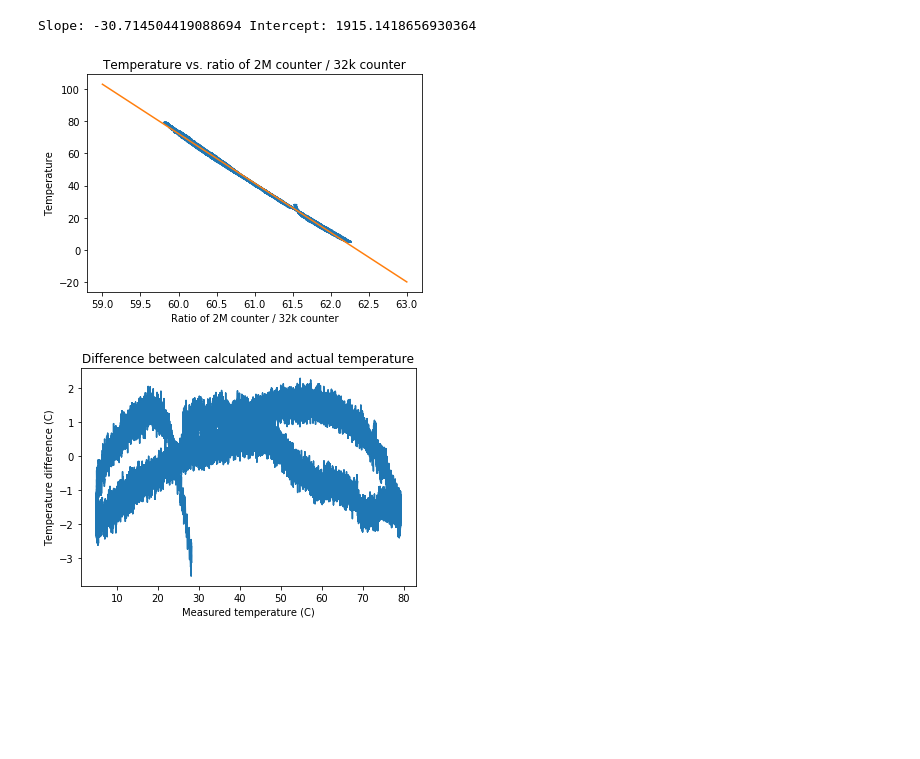
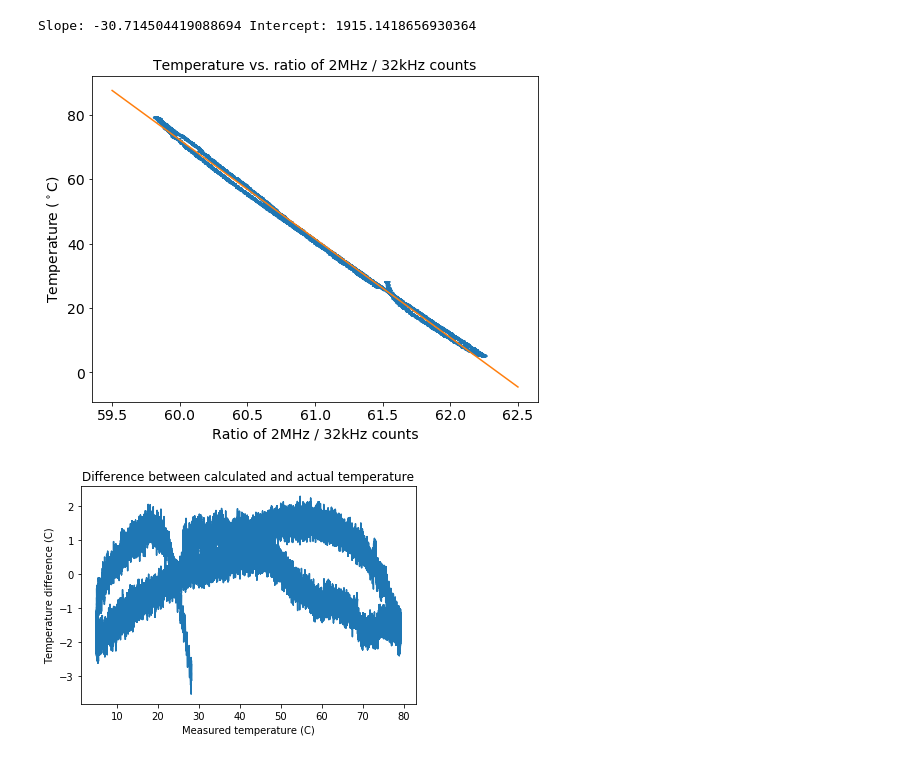
Before and after one commit to cwdao/scum-test-code, a Jupyter notebook: scum/counter_temp/2M_32k_counter_temp.ipynb, the cells around one changed output. Drawn from its saved outputs; the diff is of its cells as text; code cells hidden in the pictures; blank space fills up the shorter version.

```diff
--- a/scum/counter_temp/2M_32k_counter_temp.ipynb
+++ b/scum/counter_temp/2M_32k_counter_temp.ipynb
@@ -24,18 +32,22 @@ plt.show()
 # %%
 ratios_2M_32k = counts_2M / counts_32k
 slope_ratio, intercept_ratio = scipy.stats.linregress(ratios_2M_32k, temperature)[:2]
 print('Slope:', slope_ratio, 'Intercept:', intercept_ratio)
 
-x = np.arange(59, 64)
+x = np.array([59.5, 62.5])
+plt.figure(figsize=(8, 6))
 plt.plot(ratios_2M_32k, temperature)
 plt.plot(x, slope_ratio * x + intercept_ratio)
-plt.title('Temperature vs. ratio of 2M counter / 32k counter')
-plt.xlabel('Ratio of 2M counter / 32k counter')
-plt.ylabel('Temperature')
+plt.title('Temperature vs. ratio of 2MHz / 32kHz counts', fontsize=14)
+plt.xlabel('Ratio of 2MHz / 32kHz counts', fontsize=14)
+plt.xticks(fontsize=14)
+plt.ylabel('Temperature ($^\circ$C)', fontsize=14)
+plt.yticks(fontsize=14)
+plt.savefig('ratio_temp.pdf', bbox_inches='tight')
 plt.show()
 # %% [output]
 Slope: -30.714504419088694 Intercept: 1915.1418656930364
-[figure, old version]
+[figure, new version]
 # %%
 diff = slope_ratio * ratios_2M_32k + intercept_ratio - temperature
 
```
Also changed, not shown: parts of 2 cells of this notebook, 11 other files.
